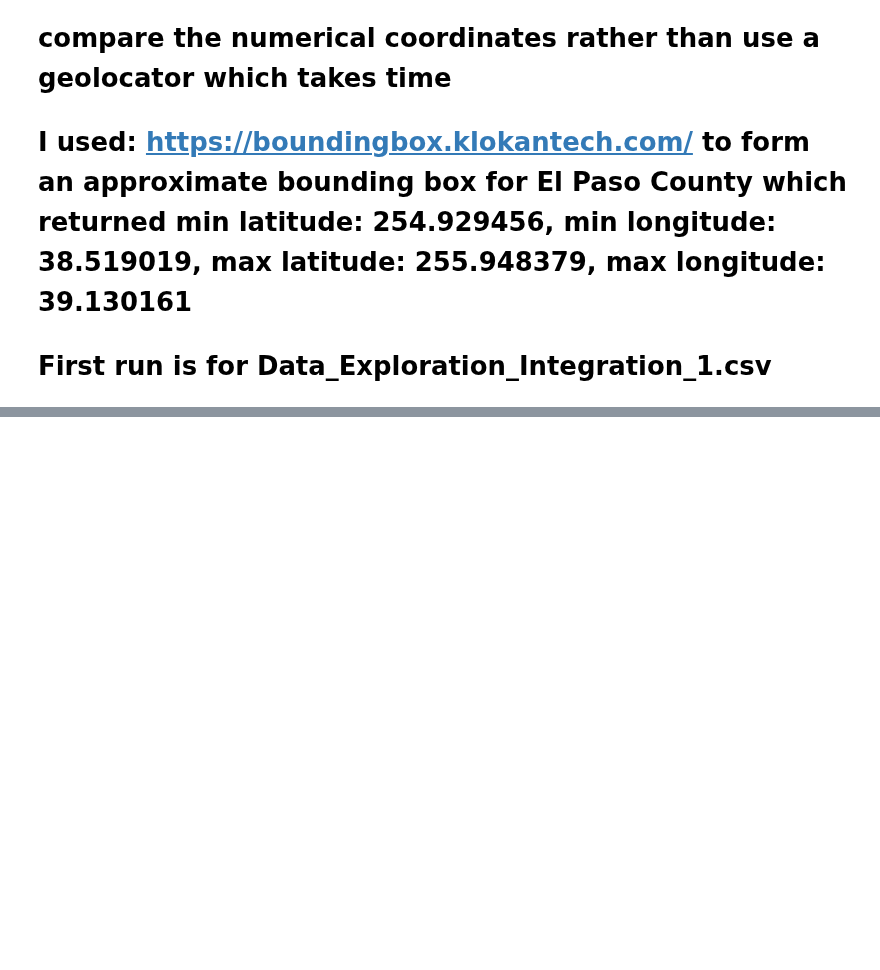
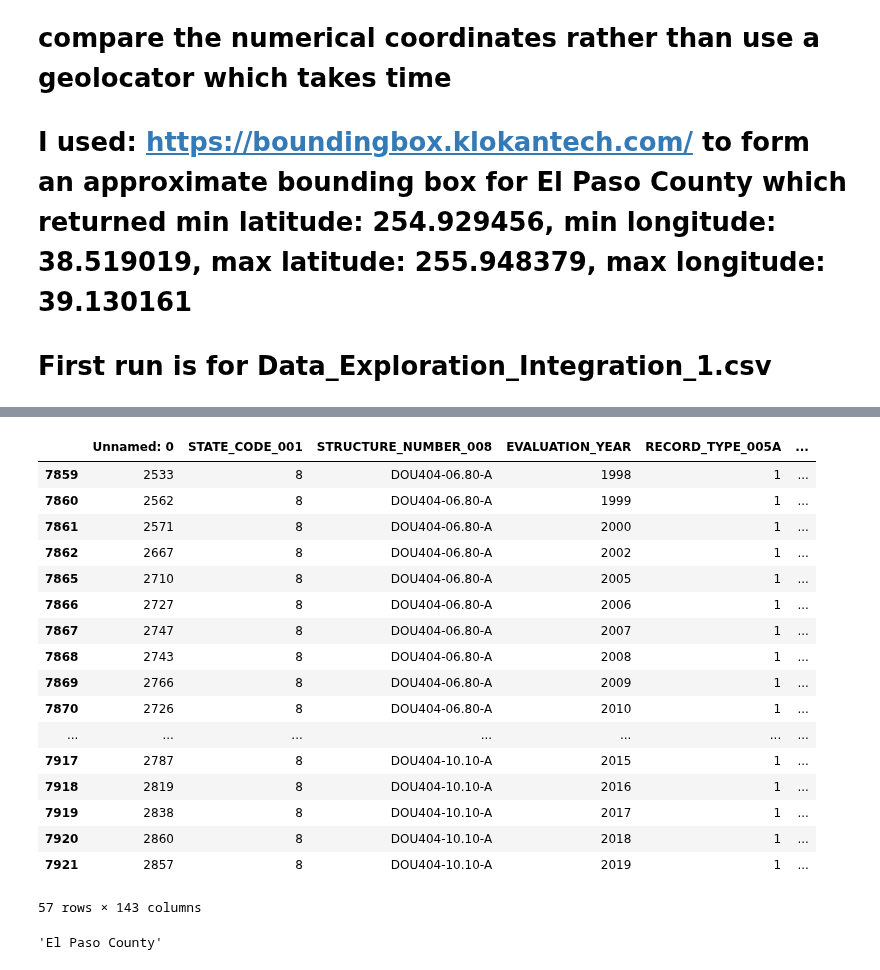
Before and after one commit to nnbaokhang/Descriptive-and-Predictive-Deep-Learning-Analytical-Tools-for-Enhanced-Bridge-Management, a Jupyter notebook: Data_Exploration_Integration_Weather_Stations.ipynb, the cells around one changed output, grey strips where cells are left out. Cells and saved outputs as stored; diff of their text form; code cells hidden in the pictures; blank space fills up the shorter version.

```diff
--- a/Data_Exploration_Integration_Weather_Stations.ipynb
+++ b/Data_Exploration_Integration_Weather_Stations.ipynb
@@ -74,7 +90,15 @@ with open('El_Paso_Weather_Stations/weather_stations_2019.txt'.format(year), 'r'
 # %%
 import pandas as pd
+import os
+
+from IPython.display import clear_output
+
+file_num = 0
 
 for idx in range(1, 10):
+
+    file_num += 1
+
     NBI_df = pd.read_csv('Data_Exploration_Integration_{}.csv'.format(idx))
 
     NBI_df = NBI_df.dropna(subset=['LAT_016'])
@@ -83,26 +107,11 @@ for idx in range(1, 10):
     NBI_df['LAT_016'] = NBI_df['LAT_016'].astype(int)
     NBI_df['LONG_017'] = NBI_df['LONG_017'].astype(int)
 
-    def dms2dd(s):
-
-        minutes = s[-6:-4]
-        seconds = s[-4:]
-        seconds_decimal = s[-4:-2] + "." +s[-2:]
-
-        temp_dms = minutes
-        temp_dms = temp_dms + seconds
-
-        if temp_dms in s:
-            degrees = s.replace(temp_dms,'')
-
-        dd = float(degrees) + float(minutes)/60 + float(seconds_decimal)/(60*60);
-
-        return dd
-
     decimal_lats = []
     decimal_longs = []
 
     for index, row in NBI_df.iterrows():
+
         str_lat = str(row["LAT_016"])
         str_long = str(row["LONG_017"])
 
@@ -116,16 +125,7 @@ for idx in range(1, 10):
         decimal_lats.append(decimal_lat)
         decimal_longs.append(decimal_long)
 
-    decimal_lats
-    decimal_longs
-
     decimal_longs = [360 - x for x in decimal_longs]
-
-    df_new = pd.DataFrame()
-    df_new['decimal_lats'] = decimal_lats
-    df_new['decimal_longs'] = decimal_longs
-
-    df_new
 
     NBI_df['LAT_016'] = decimal_lats
     NBI_df['LONG_017'] = decimal_longs
@@ -134,10 +134,11 @@ for idx in range(1, 10):
 
     for index, row in NBI_df.iterrows():
         count += 1
-        print(count)
+        print("file: " + str(file_num) + "iteration: " + str(count))
+        clear_output(True)
 
         try:
-            #min latitude: 254.929456, min longitude: 38.519019, max latitude: 255.948379, max longitude: 39.130161
+            #min longitude: 254.929456, min latitude: 38.519019, max longitude: 255.948379, max latitude: 39.130161
             if 38.519019 > row['LAT_016'] or 39.130161 < row['LAT_016'] or 254.929456 > row['LONG_017'] or 255.948379 < row['LONG_017']:
                 NBI_df = NBI_df.drop([index])
         except:
@@ -147,0 +160,29 @@ for idx in range(1, 10):
+# %%
+NBI_df
+# %% [output]
+|  | Unnamed: 0 | STATE_CODE_001 | STRUCTURE_NUMBER_008 | EVALUATION_YEAR | RECORD_TYPE_005A | ... |
+| 7859 | 2533 | 8 | DOU404-06.80-A | 1998 | 1 | ... |
+| 7860 | 2562 | 8 | DOU404-06.80-A | 1999 | 1 | ... |
+| 7861 | 2571 | 8 | DOU404-06.80-A | 2000 | 1 | ... |
+| 7862 | 2667 | 8 | DOU404-06.80-A | 2002 | 1 | ... |
+| 7865 | 2710 | 8 | DOU404-06.80-A | 2005 | 1 | ... |
+| 7866 | 2727 | 8 | DOU404-06.80-A | 2006 | 1 | ... |
+| 7867 | 2747 | 8 | DOU404-06.80-A | 2007 | 1 | ... |
+| 7868 | 2743 | 8 | DOU404-06.80-A | 2008 | 1 | ... |
+| 7869 | 2766 | 8 | DOU404-06.80-A | 2009 | 1 | ... |
+| 7870 | 2726 | 8 | DOU404-06.80-A | 2010 | 1 | ... |
+| ... | ... | ... | ... | ... | ... | ... |
+| 7917 | 2787 | 8 | DOU404-10.10-A | 2015 | 1 | ... |
+| 7918 | 2819 | 8 | DOU404-10.10-A | 2016 | 1 | ... |
+| 7919 | 2838 | 8 | DOU404-10.10-A | 2017 | 1 | ... |
+| 7920 | 2860 | 8 | DOU404-10.10-A | 2018 | 1 | ... |
+| 7921 | 2857 | 8 | DOU404-10.10-A | 2019 | 1 | ... |
+57 rows × 143 columns
+# %%
+from geopy.geocoders import Nominatim
+
+locator = Nominatim(user_agent="myGeocoder")
+location = locator.reverse((NBI_df['LAT_016'][7913], NBI_df['LONG_017'][7913]))
+location.raw['address']['county']
+# %% [output]
+'El Paso County'
```
Also changed, not shown: parts of 2 cells of this notebook.
